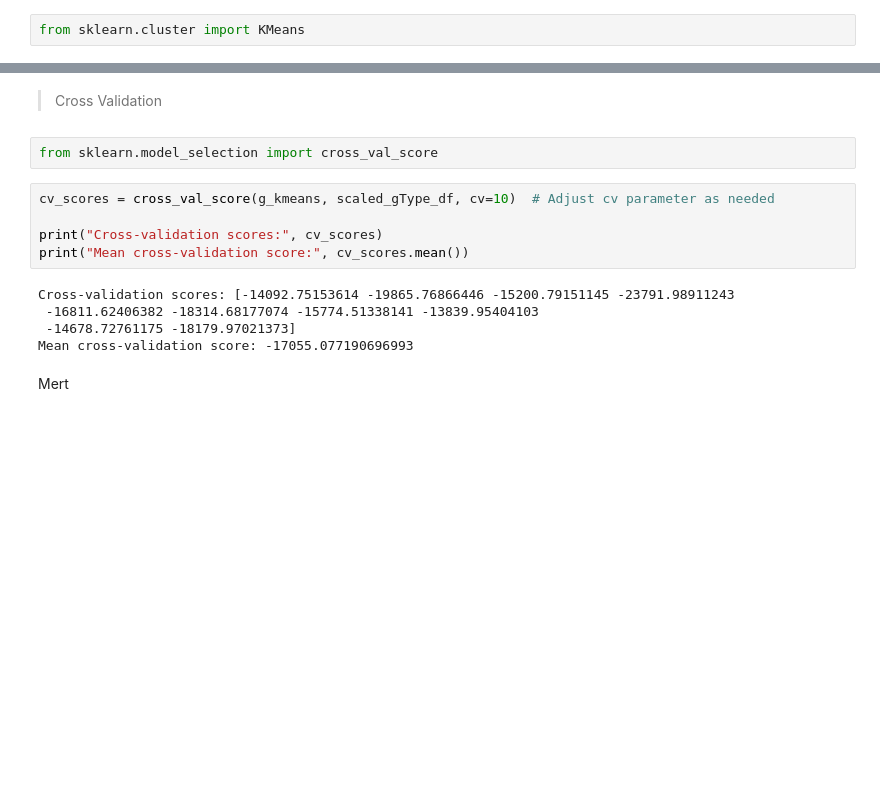
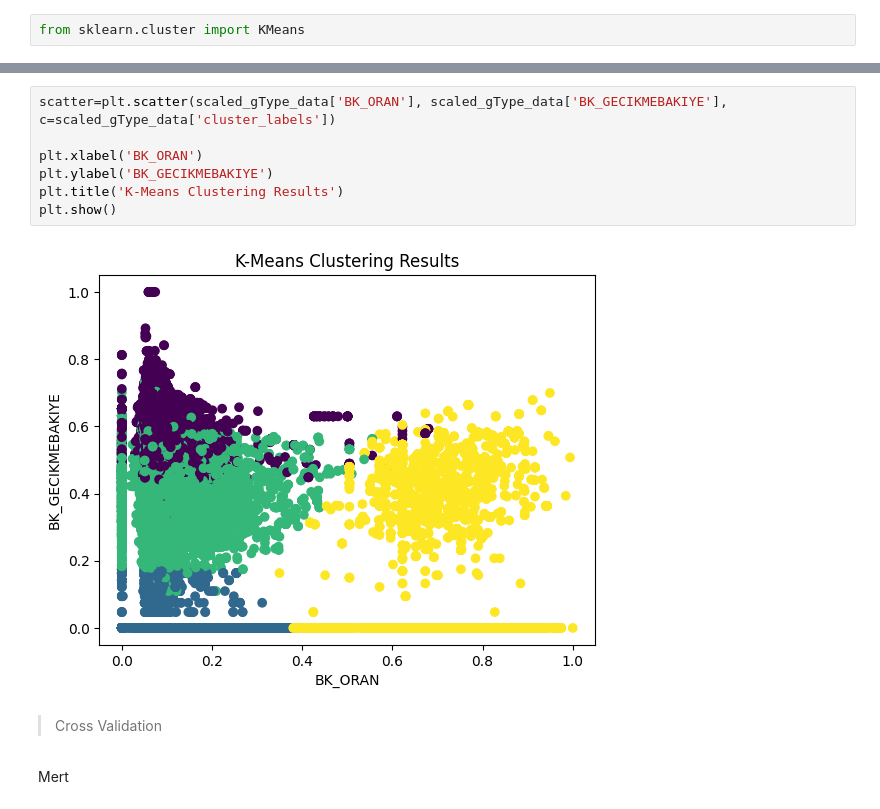
Before and after one commit to EmirhanServeren/factoring-customer-segmentation, a Jupyter notebook: segmentation.ipynb, the cells around one changed output, grey strips where cells are left out. Cells and saved outputs as stored; diff of their text form; blank space fills up the shorter version.

```diff
--- a/segmentation.ipynb
+++ b/segmentation.ipynb
@@ -981,17 +986,14 @@ bk_clustering_df.head(20)
+# %%
+scatter=plt.scatter(scaled_gType_data['BK_ORAN'], scaled_gType_data['BK_GECIKMEBAKIYE'], c=scaled_gType_data['cluster_labels'])
+
+plt.xlabel('BK_ORAN')
+plt.ylabel('BK_GECIKMEBAKIYE')
+plt.title('K-Means Clustering Results')
+plt.show()
+# %% [output]
+[figure, added]
 # %% [markdown]
 > Cross Validation
-# %%
-from sklearn.model_selection import cross_val_score
-# %%
-cv_scores = cross_val_score(g_kmeans, scaled_gType_df, cv=10)  # Adjust cv parameter as needed
-
-print("Cross-validation scores:", cv_scores)
-print("Mean cross-validation score:", cv_scores.mean())
-# %% [output]
-Cross-validation scores: [-14092.75153614 -19865.76866446 -15200.79151145 -23791.98911243
- -16811.62406382 -18314.68177074 -15774.51338141 -13839.95404103
- -14678.72761175 -18179.97021373]
-Mean cross-validation score: -17055.077190696993
 # %% [markdown]
 Mert
 # %%
```
Also changed, not shown: parts of 6 cells of this notebook.
